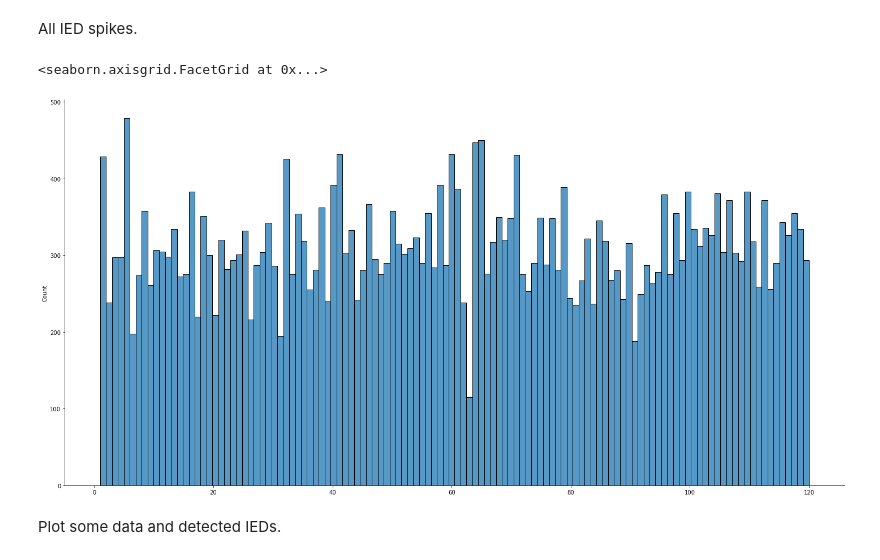
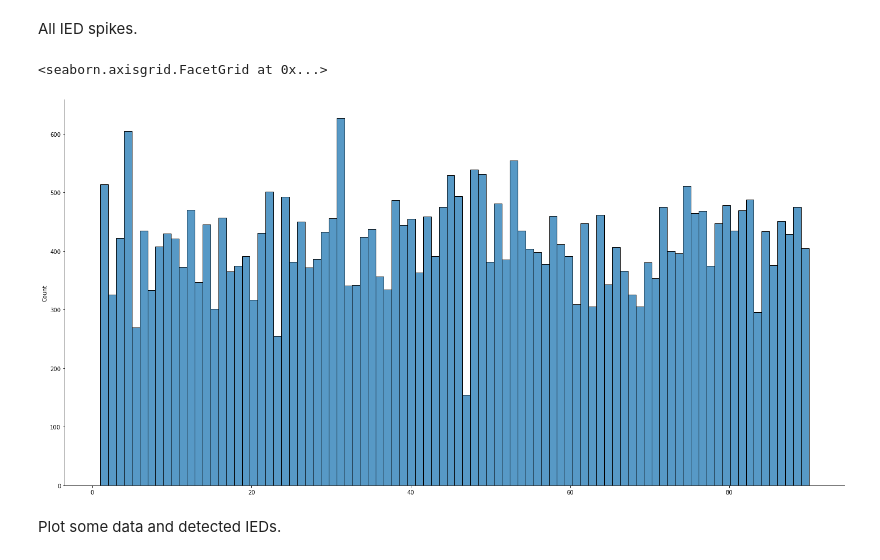
Before and after one commit to norrisjamie23/forecasting-epileptic-discharges, a Jupyter notebook: IED_detection.ipynb, the cells around one changed output. Drawn from its saved outputs; the diff is of its cells as text; code cells hidden in the pictures.

```diff
--- a/IED_detection.ipynb
+++ b/IED_detection.ipynb
@@ -25,9 +25,9 @@ Open the file containing the recordings.
 # %%
 raw_fname = 'Data/TrialPatientArRa/X~ X_2fc7b4bb-d0f1-45b1-b60d-0ec24a942259.EDF'
 # raw_fname = 'Data/TrialPatientBeSa/X~ X_74addeec-ea9c-4b25-8280-cab2db067651.EDF'
+# raw = mne.io.read_raw_edf(raw_fname, preload='Data/TrialPatientArRa/temp')
 
-# raw = mne.io.read_raw_edf(raw_fname, preload='Data/TrialPatientArRa/temp')
-raw = mne.io.read_raw_edf(raw_fname, preload=True)
+raw = mne.io.read_raw_edf(raw_fname, preload=False)
 
 print(raw.info)
 # %% [output]
@@ -229,0 +186,25 @@ sns.displot(dig, bins=len(bins), height=10, aspect=2)
+# %%
+import scipy.stats as stats
+
+matplotlib.rcParams['figure.figsize'] = (30, 30)
+
+chans = 151
+
+# counts
+# unique
+counts_mat = np.zeros((151, 151))
+for c, u in zip(counts, unique):
+    counts_mat[u[0]][u[1]] = c
+
+fig = plt.figure()
+ax = fig.add_subplot(111)
+cax = ax.matshow(counts_mat[:chans, :chans], interpolation='nearest')
+fig.colorbar(cax)
+
+xaxis = np.arange(chans)
+ax.set_xticks(xaxis)
+ax.set_yticks(xaxis)
+ax.set_xticklabels(valid_channels[:chans], rotation=90)
+ax.set_yticklabels(valid_channels[:chans])
+
+plt.show()
@@ -229,0 +274,7 @@ sns.displot(dig, bins=len(bins), height=10, aspect=2)
+# %%
+matplotlib.rcParams['figure.figsize'] = (12, 8)
+
+length_list = [(1000/2048) * (spike[-1] - spike[0]) for spike in all_seq_spikes if len(spike) > 1]
+
+ax = sns.histplot(length_list, bins=15, binrange=[0, 75])
+ax.set(xlabel='IED sequence duration (ms)')
@@ -230,14 +300,14 @@ sns.displot(dig, bins=len(bins), height=10, aspect=2)
 # %% [markdown]
 All IED spikes.
 # %%
-bins = np.arange(0, 3600, 30)
+bins = np.arange(0, 3600, 40)
 # dig = np.digitize(SpikeIds[ChanIds == 3] / 2048, bins)
 dig = np.digitize(SpikeIds / 2048, bins)
 # sns.displot(dig, kind='kde')
 sns.displot(dig, bins=len(bins), height=10, aspect=2)
 # %% [output]
 <seaborn.axisgrid.FacetGrid at 0x...>
-[figure, old version]
+[figure, new version]
 # %% [markdown]
 Plot some data and detected IEDs.
 # %%
```
Also changed, not shown: parts of 21 cells of this notebook.
